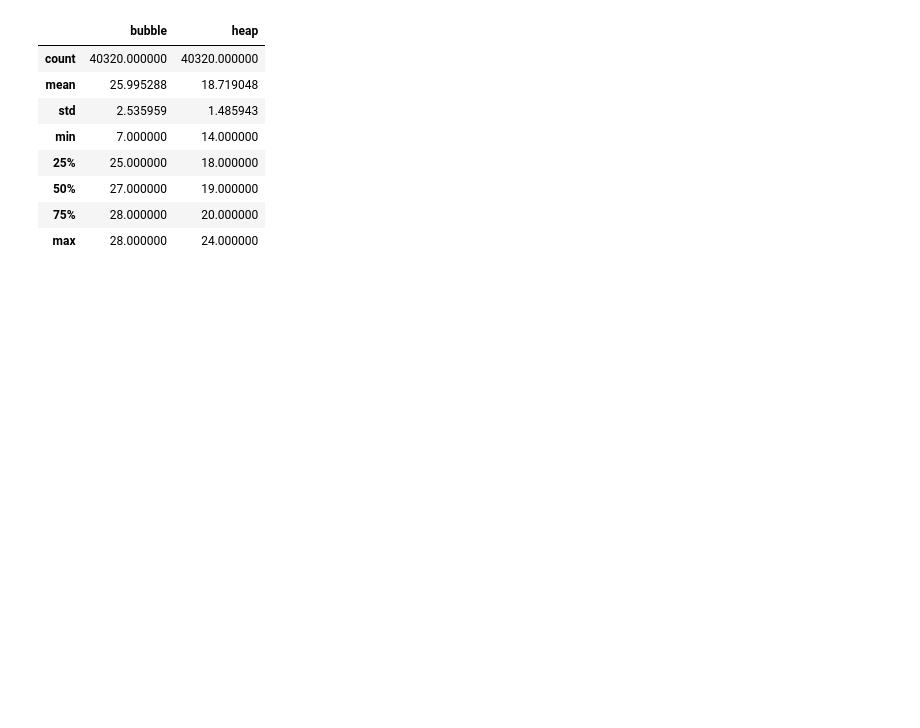
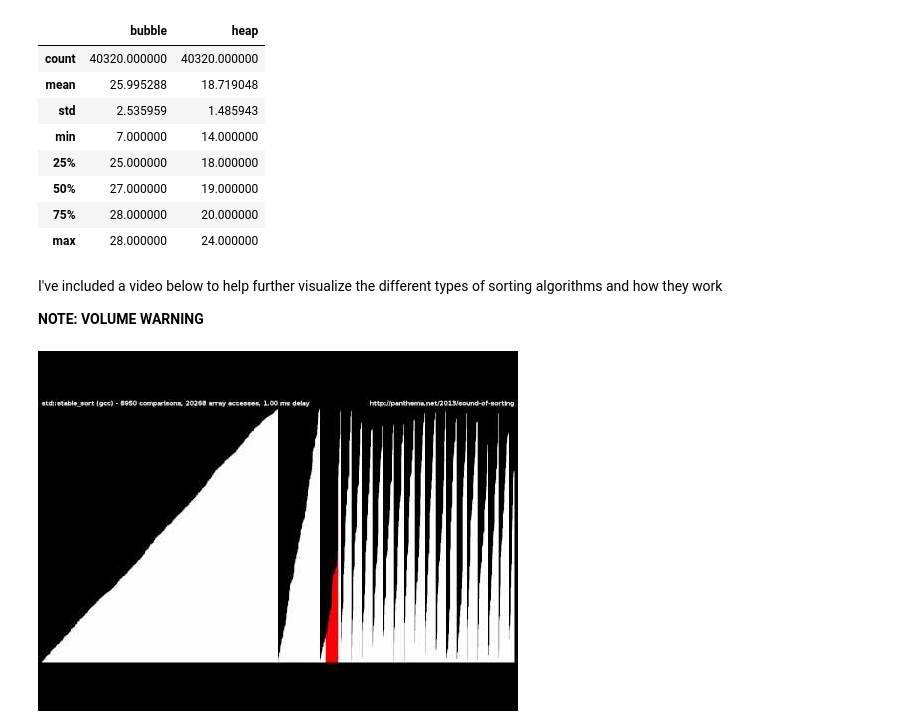
Before and after one commit to NatanTrosmanGMIT/GraphTheory, a Jupyter notebook: Heap Sort Notebook.ipynb, the cells around one changed output. Drawn from its saved outputs; the diff is of its cells as text; code cells hidden in the pictures; blank space fills up the shorter version.

```diff
--- a/Heap Sort Notebook.ipynb
+++ b/Heap Sort Notebook.ipynb
@@ -470,3 +474,14 @@ df.describe()
 | 50% | 27.000000 | 19.000000 |
 | 75% | 28.000000 | 20.000000 |
 | max | 28.000000 | 24.000000 |
+# %% [markdown]
+I've included a video below to help further visualize the different types of sorting algorithms and how they work
+
+**NOTE: VOLUME WARNING**
+# %%
+#Let's us link a video
+from IPython.lib.display import YouTubeVideo
+# Youtube Link
+YouTubeVideo('kPRA0W1kECg')
+# %% [output]
+[figure, added]
```
Also changed, not shown: parts of 11 cells of this notebook.
